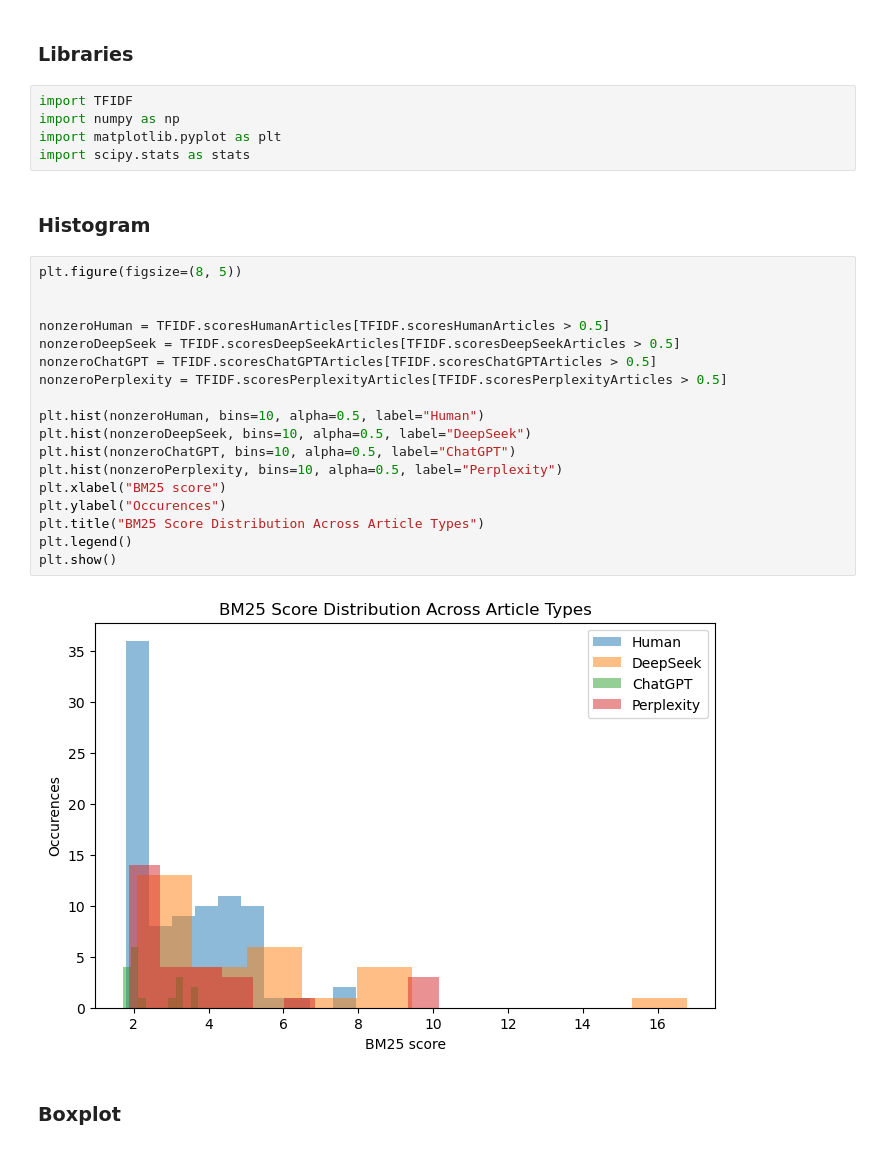
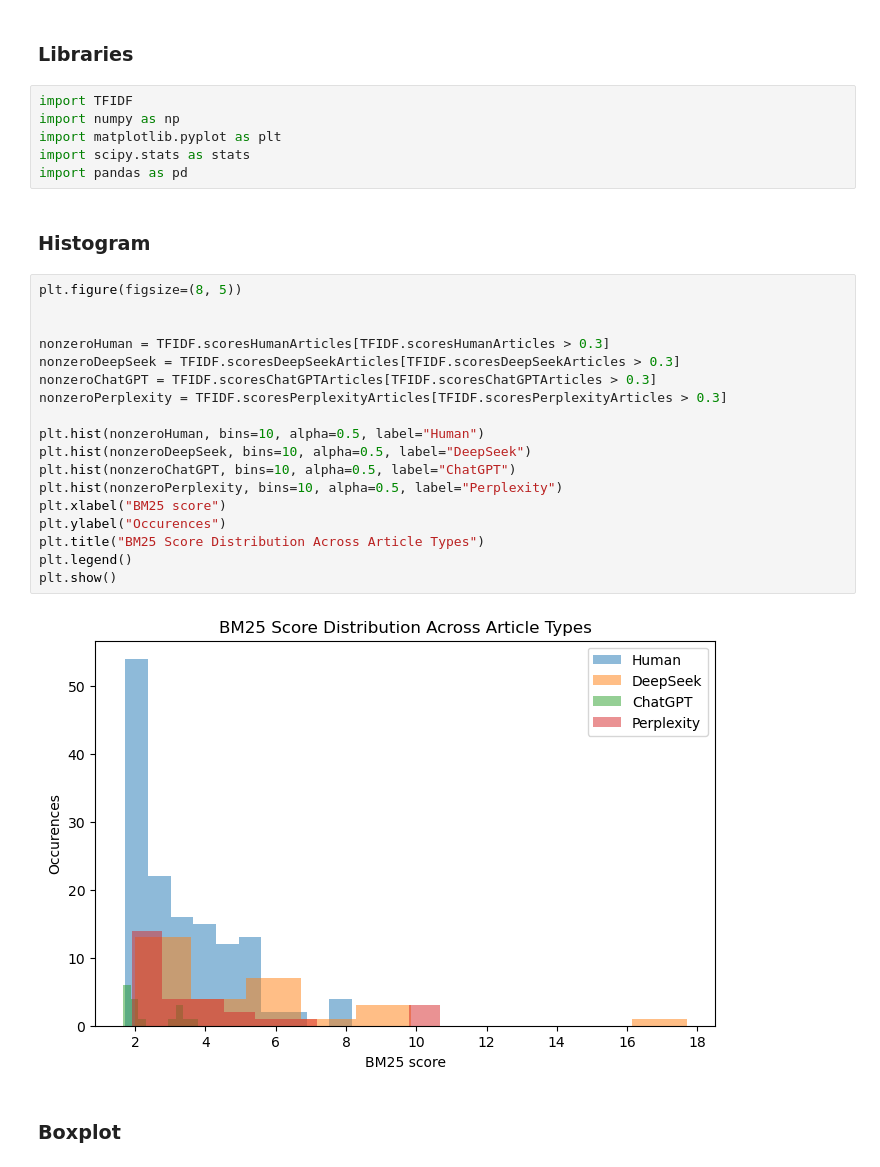
Before and after one commit to Knudsenmarlin/ITISProject2026, a Jupyter notebook: statistics.ipynb, the cells around one changed output. Drawn from its saved outputs; the diff is of its cells as text.

```diff
--- a/statistics.ipynb
+++ b/statistics.ipynb
@@ -7,28 +7,29 @@ import TFIDF
 import numpy as np
 import matplotlib.pyplot as plt
 import scipy.stats as stats
+import pandas as pd
 # %% [markdown]
 ### Histogram
 # %%
 plt.figure(figsize=(8, 5))
 
 
-nonzeroHuman = TFIDF.scoresHumanArticles[TFIDF.scoresHumanArticles > 0.5]
-nonzeroDeepSeek = TFIDF.scoresDeepSeekArticles[TFIDF.scoresDeepSeekArticles > 0.5]
-nonzeroChatGPT = TFIDF.scoresChatGPTArticles[TFIDF.scoresChatGPTArticles > 0.5]
-nonzeroPerplexity = TFIDF.scoresPerplexityArticles[TFIDF.scoresPerplexityArticles > 0.5]
+nonzeroHuman = TFIDF.scoresHumanArticles[TFIDF.scoresHumanArticles > 0.3]
+nonzeroDeepSeek = TFIDF.scoresDeepSeekArticles[TFIDF.scoresDeepSeekArticles > 0.3]
+nonzeroChatGPT = TFIDF.scoresChatGPTArticles[TFIDF.scoresChatGPTArticles > 0.3]
+nonzeroPerplexity = TFIDF.scoresPerplexityArticles[TFIDF.scoresPerplexityArticles > 0.3]
 
 plt.hist(nonzeroHuman, bins=10, alpha=0.5, label="Human")
 plt.hist(nonzeroDeepSeek, bins=10, alpha=0.5, label="DeepSeek")
 plt.hist(nonzeroChatGPT, bins=10, alpha=0.5, label="ChatGPT")
 plt.hist(nonzeroPerplexity, bins=10, alpha=0.5, label="Perplexity")
 plt.xlabel("BM25 score")
 plt.ylabel("Occurences")
 plt.title("BM25 Score Distribution Across Article Types")
 plt.legend()
 plt.show()
 # %% [output]
-[figure, old version]
+[figure, new version]
 # %% [markdown]
 ### Boxplot
 # %%
```
Also changed, not shown: parts of 7 cells of this notebook.
